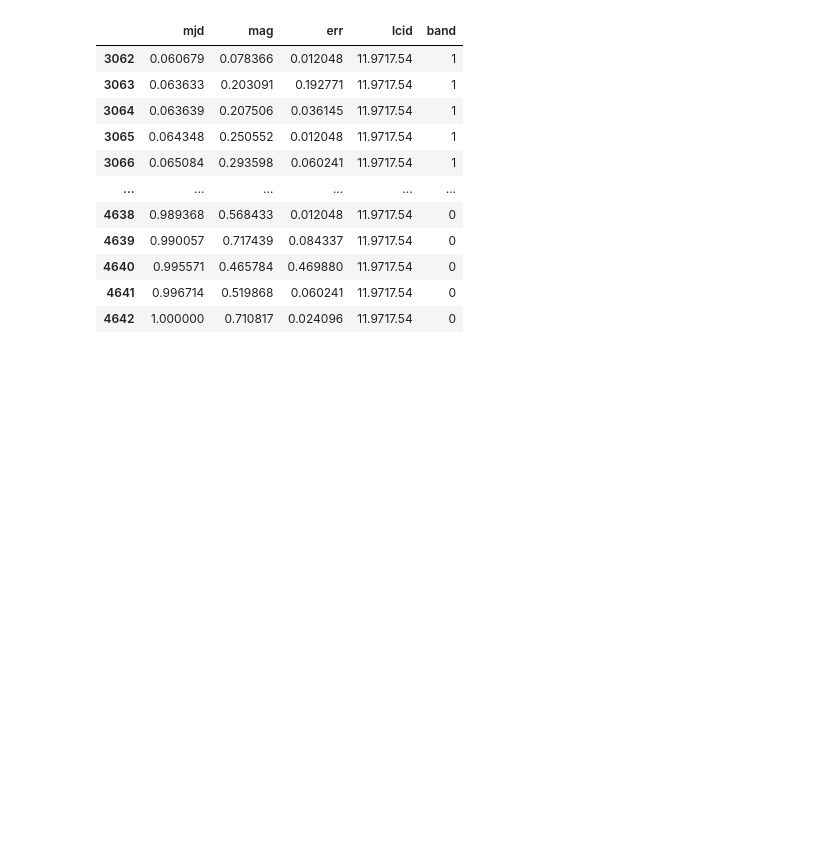
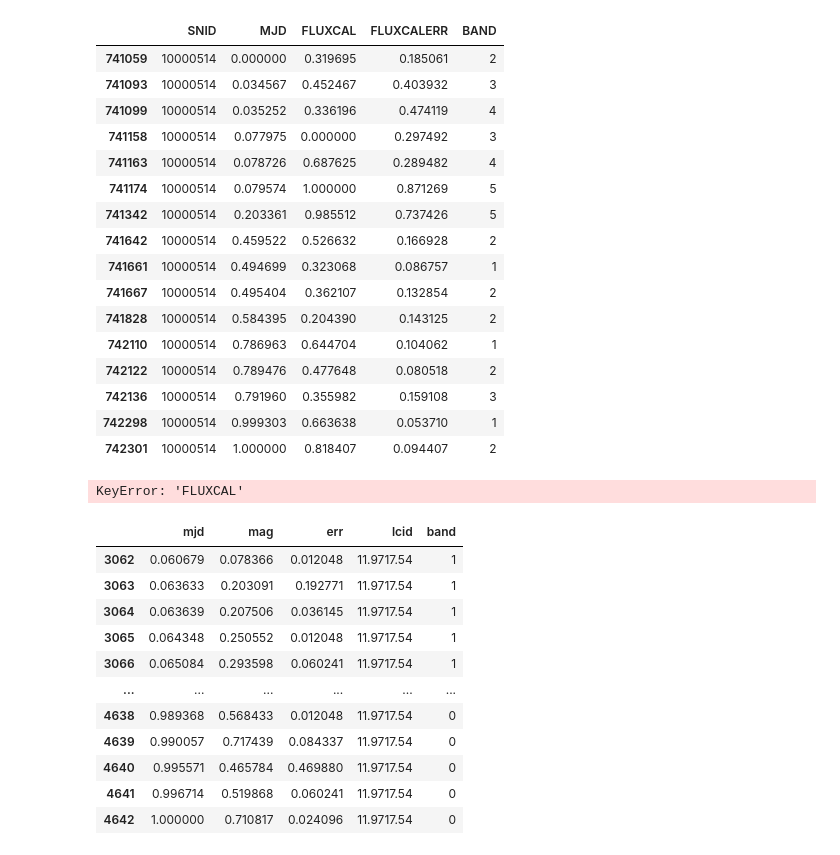
Before and after one commit to dnlmoreno/VT_Model_for_LightCurves_Classification, a Jupyter notebook: notebooks/verify.ipynb, the cells around one changed output. Drawn from its saved outputs; the diff is of its cells as text; code cells hidden in the pictures; blank space fills up the shorter version.

```diff
--- a/notebooks/verify.ipynb
+++ b/notebooks/verify.ipynb
@@ -92,3 +124,27 @@ group
+# %%
+min_max_normalize_lc(group, dict_cols)
+# %% [output]
+|  | SNID | MJD | FLUXCAL | FLUXCALERR | BAND |
+| 741059 | 10000514 | 0.000000 | 0.319695 | 0.185061 | 2 |
+| 741093 | 10000514 | 0.034567 | 0.452467 | 0.403932 | 3 |
+| 741099 | 10000514 | 0.035252 | 0.336196 | 0.474119 | 4 |
+| 741158 | 10000514 | 0.077975 | 0.000000 | 0.297492 | 3 |
+| 741163 | 10000514 | 0.078726 | 0.687625 | 0.289482 | 4 |
+| 741174 | 10000514 | 0.079574 | 1.000000 | 0.871269 | 5 |
+| 741342 | 10000514 | 0.203361 | 0.985512 | 0.737426 | 5 |
+| 741642 | 10000514 | 0.459522 | 0.526632 | 0.166928 | 2 |
+| 741661 | 10000514 | 0.494699 | 0.323068 | 0.086757 | 1 |
+| 741667 | 10000514 | 0.495404 | 0.362107 | 0.132854 | 2 |
+| 741828 | 10000514 | 0.584395 | 0.204390 | 0.143125 | 2 |
+| 742110 | 10000514 | 0.786963 | 0.644704 | 0.104062 | 1 |
+| 742122 | 10000514 | 0.789476 | 0.477648 | 0.080518 | 2 |
+| 742136 | 10000514 | 0.791960 | 0.355982 | 0.159108 | 3 |
+| 742298 | 10000514 | 0.999303 | 0.663638 | 0.053710 | 1 |
+| 742301 | 10000514 | 1.000000 | 0.818407 | 0.094407 | 2 |
+# %%
+get_normalization(group, config['imgs_params']['norm_name'], dict_cols)
+# %% [output]
+KeyError: 'FLUXCAL'
 # %%
 for col in [dict_cols['flux'], dict_cols['flux_err'], dict_cols['mjd']]:
     group[col] = (group[col] - group[col].min()) / (group[col].max() - group[col].min())
```
Also changed, not shown: parts of 9 cells of this notebook, 6 other files.
